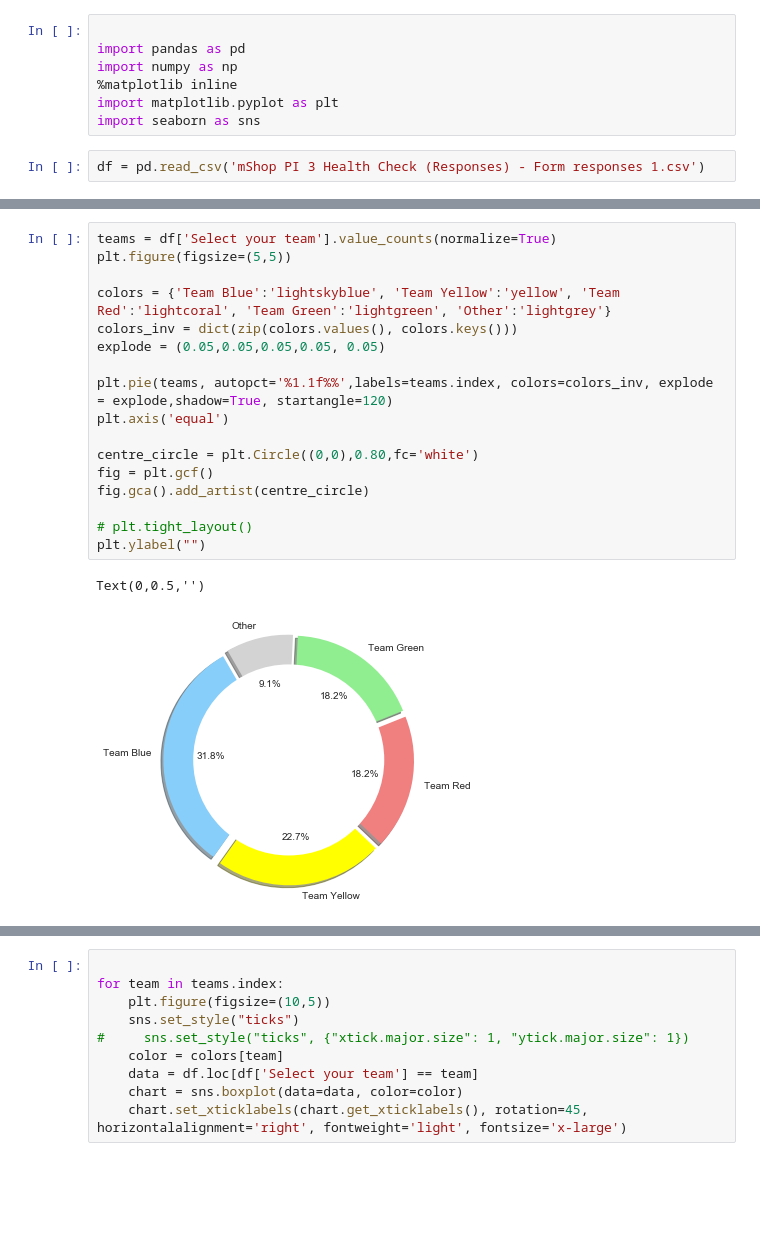
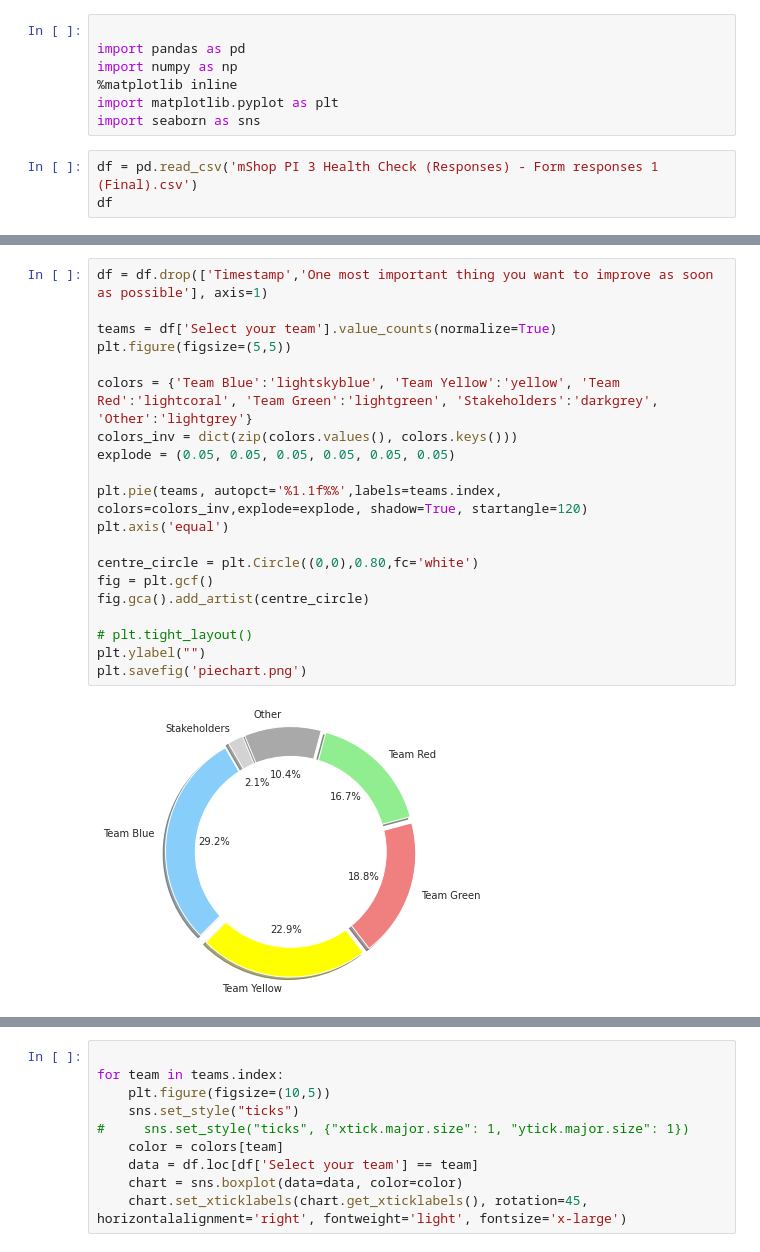
Before and after one commit to marisly/stats, a Jupyter notebook: charts.ipynb, the cells around one changed output, grey strips where cells are left out. Cells and saved outputs as stored; diff of their text form; blank space fills up the shorter version.

```diff
--- a/charts.ipynb
+++ b/charts.ipynb
@@ -6,4 +6,5 @@ import numpy as np
 import matplotlib.pyplot as plt
 import seaborn as sns
 # %%
-df = pd.read_csv('mShop PI 3 Health Check (Responses) - Form responses 1.csv')
+df = pd.read_csv('mShop PI 3 Health Check (Responses) - Form responses 1 (Final).csv')
+df
@@ -10,20 +50,22 @@ df = pd.read_csv('mShop PI 3 Health Check (Responses) - Form responses 1.csv')
 # %%
+df = df.drop(['Timestamp','One most important thing you want to improve as soon as possible'], axis=1)
+
 teams = df['Select your team'].value_counts(normalize=True)
 plt.figure(figsize=(5,5))
 
-colors = {'Team Blue':'lightskyblue', 'Team Yellow':'yellow', 'Team Red':'lightcoral', 'Team Green':'lightgreen', 'Other':'lightgrey'}
+colors = {'Team Blue':'lightskyblue', 'Team Yellow':'yellow', 'Team Red':'lightcoral', 'Team Green':'lightgreen', 'Stakeholders':'darkgrey', 'Other':'lightgrey'}
 colors_inv = dict(zip(colors.values(), colors.keys()))
-explode = (0.05,0.05,0.05,0.05, 0.05)
+explode = (0.05, 0.05, 0.05, 0.05, 0.05, 0.05)
 
-plt.pie(teams, autopct='%1.1f%%',labels=teams.index, colors=colors_inv, explode = explode,shadow=True, startangle=120)
+plt.pie(teams, autopct='%1.1f%%',labels=teams.index, colors=colors_inv,explode=explode, shadow=True, startangle=120)
 plt.axis('equal')
 
 centre_circle = plt.Circle((0,0),0.80,fc='white')
 fig = plt.gcf()
 fig.gca().add_artist(centre_circle)
 
 # plt.tight_layout()
 plt.ylabel("")
+plt.savefig('piechart.png')
 # %% [output]
-Text(0,0.5,'')
-[figure, old version]
+[figure, new version]
```
Also changed, not shown: parts of 6 cells of this notebook.
